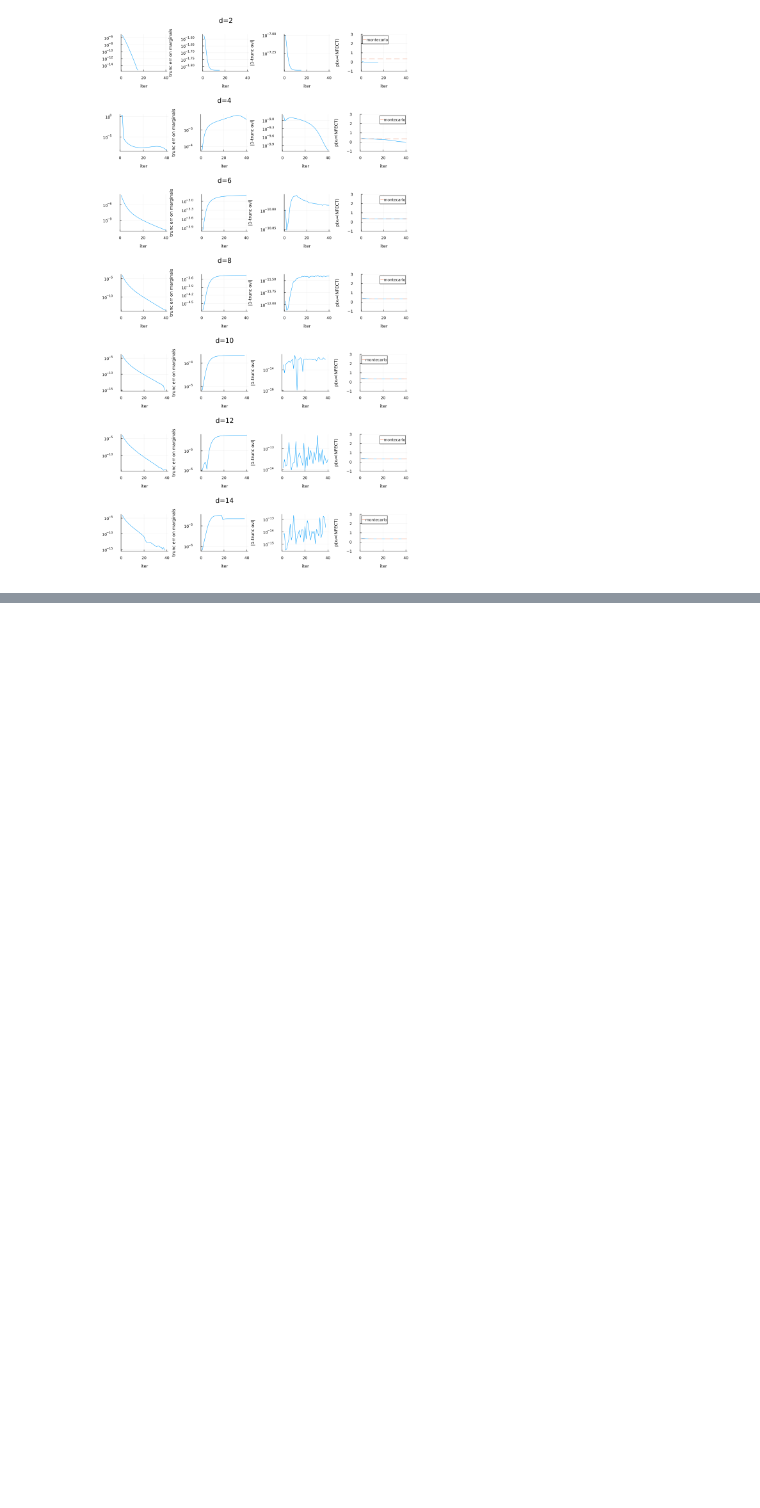
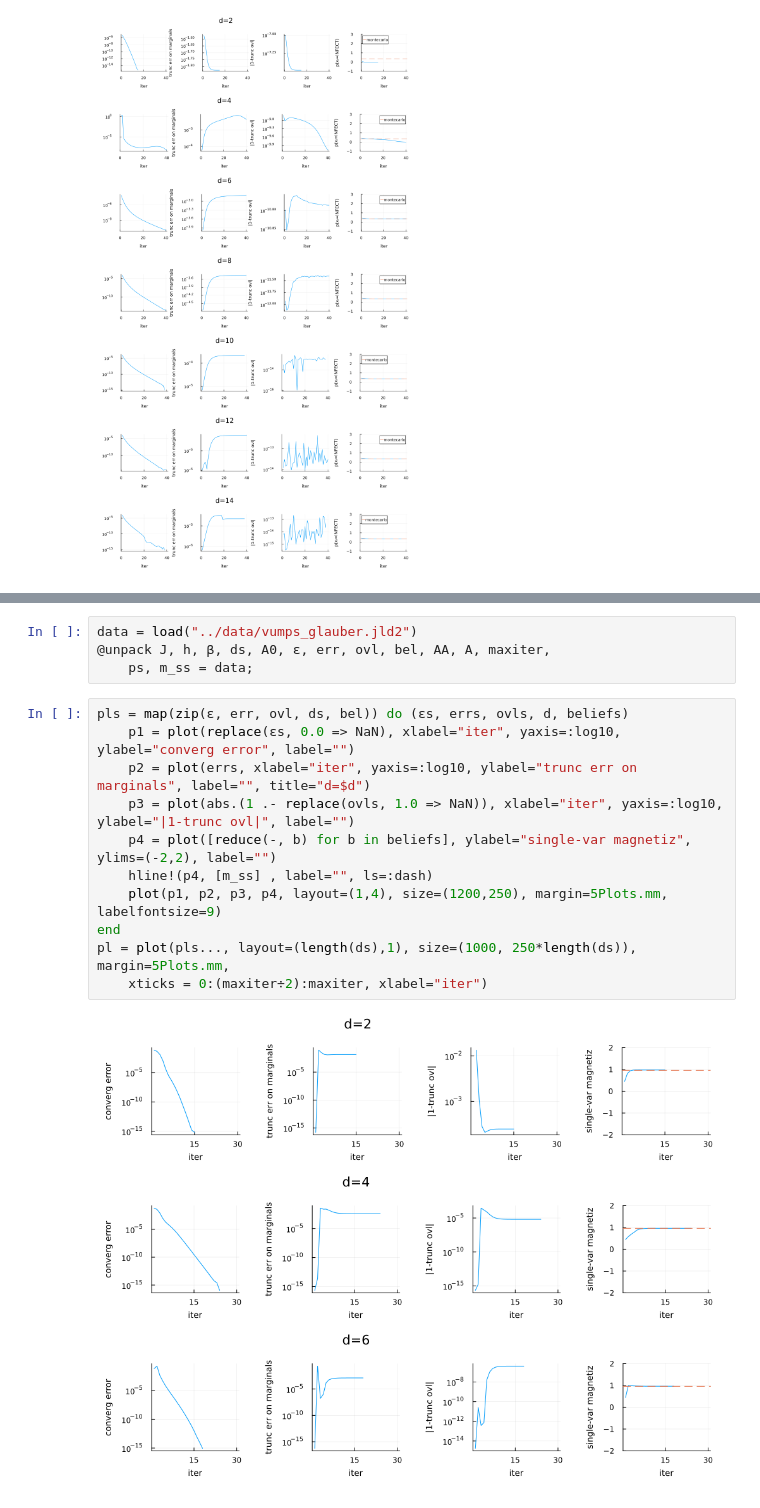
Before and after one commit to stecrotti/EternalDynamicCavity, a Jupyter notebook: notebooks/plots.ipynb, the cells around one changed output, grey strips where cells are left out. Cells and saved outputs as stored; diff of their text form; blank space fills up the shorter version.

```diff
--- a/notebooks/plots.ipynb
+++ b/notebooks/plots.ipynb
@@ -31,0 +34,17 @@ plot!(pl_ps, title="λ=$λ, ρ=$ρ")
+# %%
+data = load("../data/vumps_glauber.jld2")
+@unpack J, h, β, ds, A0, ε, err, ovl, bel, AA, A, maxiter,
+    ps, m_ss = data;
+# %%
+pls = map(zip(ε, err, ovl, ds, bel)) do (εs, errs, ovls, d, beliefs)
+    p1 = plot(replace(εs, 0.0 => NaN), xlabel="iter", yaxis=:log10, ylabel="converg error", label="")
+    p2 = plot(errs, xlabel="iter", yaxis=:log10, ylabel="trunc err on marginals", label="", title="d=$d")
+    p3 = plot(abs.(1 .- replace(ovls, 1.0 => NaN)), xlabel="iter", yaxis=:log10, ylabel="|1-trunc ovl|", label="")
+    p4 = plot([reduce(-, b) for b in beliefs], ylabel="single-var magnetiz", ylims=(-2,2), label="")
+    hline!(p4, [m_ss] , label="", ls=:dash)
+    plot(p1, p2, p3, p4, layout=(1,4), size=(1200,250), margin=5Plots.mm, labelfontsize=9)
+end
+pl = plot(pls..., layout=(length(ds),1), size=(1000, 250*length(ds)), margin=5Plots.mm,
+    xticks = 0:(maxiter÷2):maxiter, xlabel="iter")
+# %% [output]
+[figure, added]
```
Also changed, not shown: parts of 4 cells of this notebook, 4 other files.
